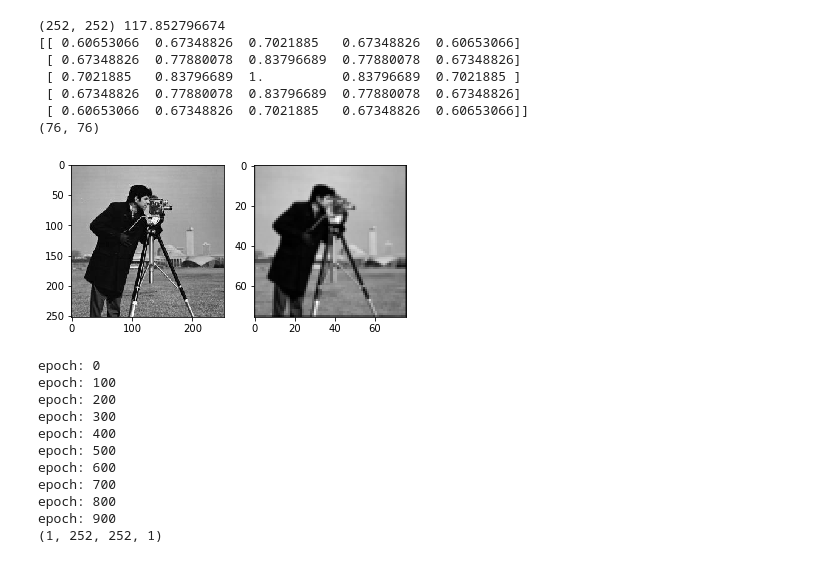
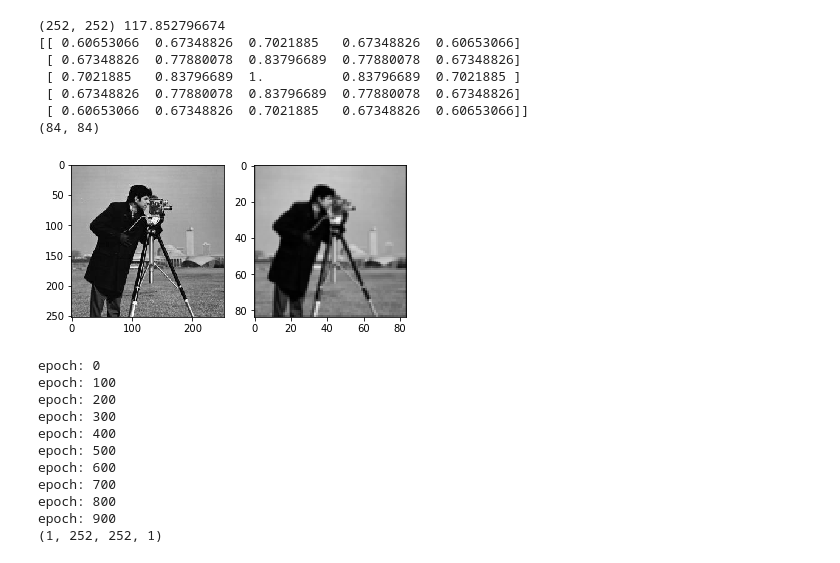
Before and after one commit to artzers/MachineLearning, a Jupyter notebook: Deconv/SuperResolution.ipynb, the cells around one changed output. Cells and saved outputs as stored; diff of their text form; code cells hidden in the pictures.

```diff
--- a/Deconv/SuperResolution.ipynb
+++ b/Deconv/SuperResolution.ipynb
@@ -12,36 +12,36 @@ img = cv2.cvtColor(img, cv2.COLOR_BGR2GRAY)
 #img = cv2.resize(img,(0,0),fx=0.5,fy=0.5)
 print(img.shape,img.mean())
 dia = 5
 #blurKernel = np.ones((dia,dia))/(dia**2.)
 blurKernel = np.zeros((dia, dia))
 center = (dia-1) / 2
 R = np.sqrt(center**2 + center**2)
 for i in range(5):
     for j in range(5):
         dis = np.sqrt((i-center)**2+(j-center)**2)
         blurKernel[i, j] = np.exp(-0.5*dis/R)
 
 print(blurKernel)
 
 from scipy import signal#warning
 blurImg = signal.convolve2d(img, blurKernel, mode='same')
-blurImg = cv2.resize(blurImg,(0,0),fx=0.3,fy=0.3)
+blurImg = cv2.resize(blurImg,(0,0),fx=1./3.,fy=1./3.)
 print(blurImg.shape)
 fig = plt.figure()
 ax = fig.add_subplot(121)
 ax.imshow(img,cmap='gray')
 ax = fig.add_subplot(122)
 ax.imshow(blurImg,cmap='gray')
 fig.show()
 # %% [output]
 (252, 252) 117.852796674
 [[ 0.60653066  0.67348826  0.7021885   0.67348826  0.60653066]
  [ 0.67348826  0.77880078  0.83796689  0.77880078  0.67348826]
  [ 0.7021885   0.83796689  1.          0.83796689  0.7021885 ]
  [ 0.67348826  0.77880078  0.83796689  0.77880078  0.67348826]
  [ 0.60653066  0.67348826  0.7021885   0.67348826  0.60653066]]
-(76, 76)
+(84, 84)
-[figure, old version]
+[figure, new version]
 # %%
 with tf.device('/gpu:0'):
     initial = tf.random_normal([1,252,252,1]) * 0.256
```
Also changed, not shown: parts of 3 cells of this notebook.
